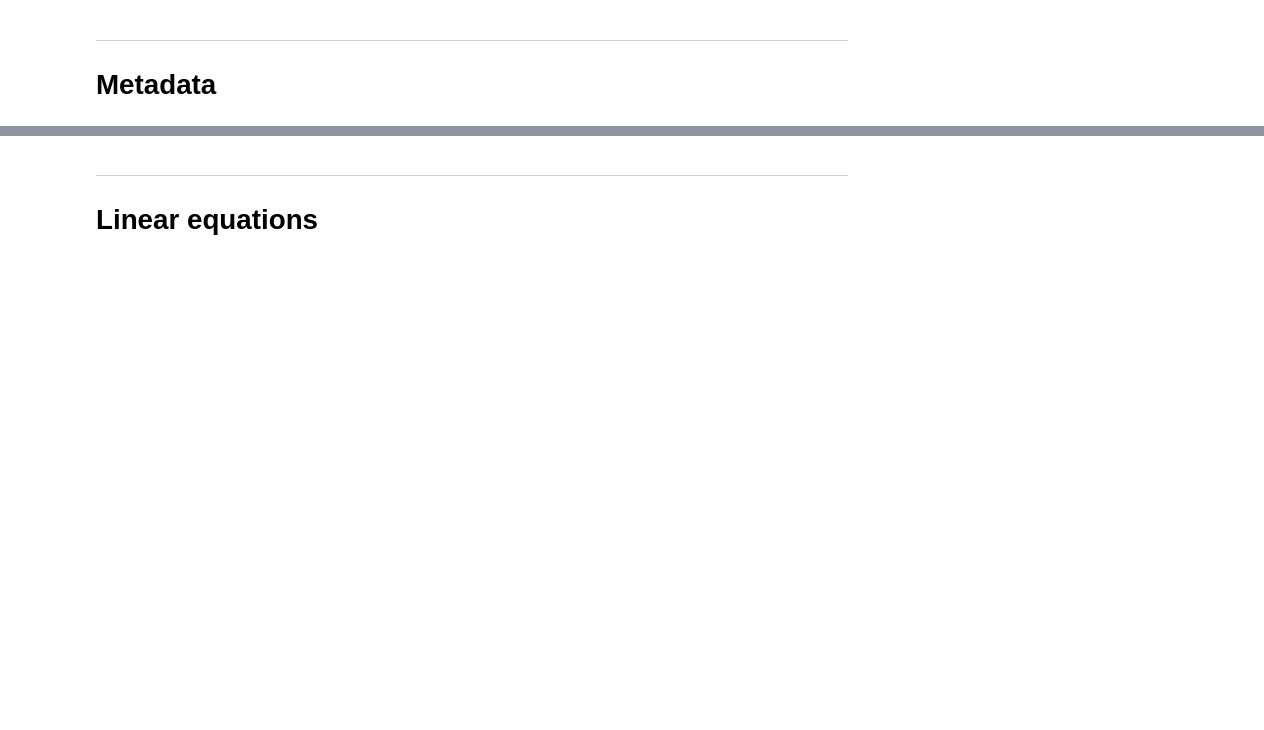
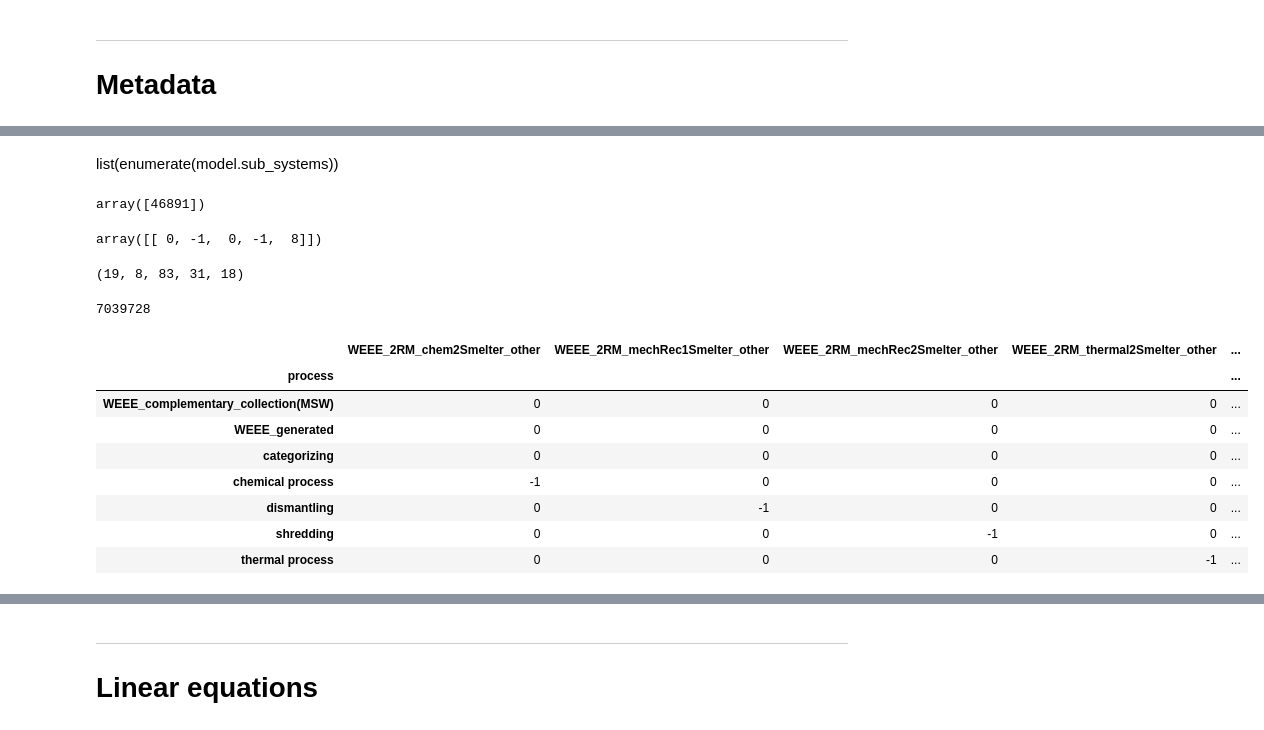
Before and after one commit to FutuRaM-Project/Recovery-Model, a Jupyter notebook: 02_recovery_model.ipynb, the cells around one changed output, grey strips where cells are left out. Drawn from its saved outputs; the diff is of its cells as text; code cells hidden in the pictures; blank space fills up the shorter version.

```diff
--- a/02_recovery_model.ipynb
+++ b/02_recovery_model.ipynb
@@ -122,3 +115,33 @@ model.flows_eqs
+# %% [markdown]
+list(enumerate(model.sub_systems))
+# %%
+print(model)
+# %% [output]
+array([46891])
+# %%
+model.unravel_index(567)
+# %% [output]
+array([[ 0, -1,  0, -1,  8]])
+# %%
+model.dims
+# %% [output]
+(19, 8, 83, 31, 18)
+# %%
+model.size
+# %% [output]
+7039728
+# %%
+model.flows_eqs
+# %% [output]
+|  | WEEE_2RM_chem2Smelter_other | WEEE_2RM_mechRec1Smelter_other | WEEE_2RM_mechRec2Smelter_other | WEEE_2RM_thermal2Smelter_other | ... |
+| process |  |  |  |  | ... |
+| WEEE_complementary_collection(MSW) | 0 | 0 | 0 | 0 | ... |
+| WEEE_generated | 0 | 0 | 0 | 0 | ... |
+| categorizing | 0 | 0 | 0 | 0 | ... |
+| chemical process | -1 | 0 | 0 | 0 | ... |
+| dismantling | 0 | -1 | 0 | 0 | ... |
+| shredding | 0 | 0 | -1 | 0 | ... |
+| thermal process | 0 | 0 | 0 | -1 | ... |
 # %%
 list(enumerate(model.sub_systems))
 # %% [output]
```
Also changed, not shown: parts of 16 cells of this notebook, 6 other files.
